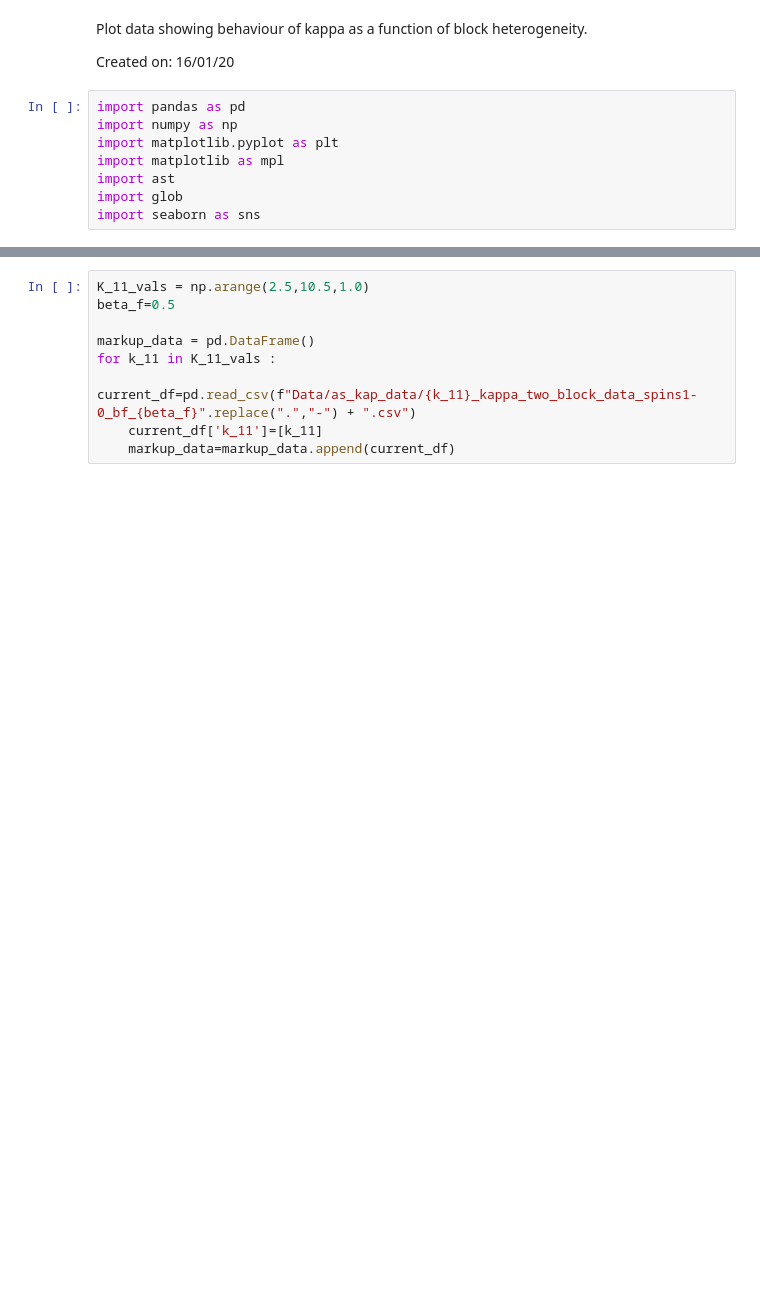
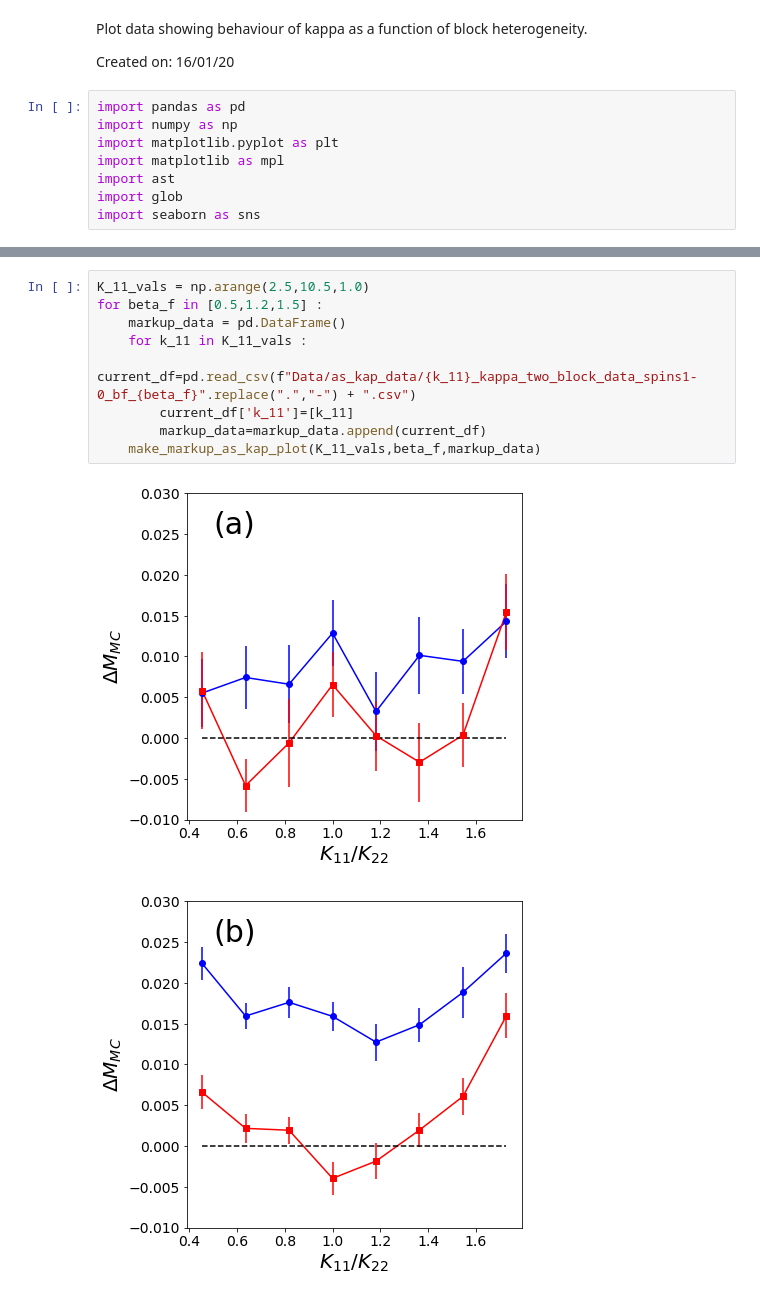
Before and after one commit to MGarrod1/unobserved_spin_influence, a Jupyter notebook: Figure_1_twoblock/markup_as_kappa_plotting.ipynb, the cells around one changed output, grey strips where cells are left out. Cells and saved outputs as stored; diff of their text form; blank space fills up the shorter version.

Commit message:
update plotting code and add to function

```diff
--- a/Figure_1_twoblock/markup_as_kappa_plotting.ipynb
+++ b/Figure_1_twoblock/markup_as_kappa_plotting.ipynb
@@ -13,9 +64,12 @@ import seaborn as sns
 # %%
 K_11_vals = np.arange(2.5,10.5,1.0)
-beta_f=0.5
-
-markup_data = pd.DataFrame()
-for k_11 in K_11_vals :
-    current_df=pd.read_csv(f"Data/as_kap_data/{k_11}_kappa_two_block_data_spins1-0_bf_{beta_f}".replace(".","-") + ".csv")
-    current_df['k_11']=[k_11]
-    markup_data=markup_data.append(current_df)
+for beta_f in [0.5,1.2,1.5] :
+    markup_data = pd.DataFrame()
+    for k_11 in K_11_vals :
+        current_df=pd.read_csv(f"Data/as_kap_data/{k_11}_kappa_two_block_data_spins1-0_bf_{beta_f}".replace(".","-") + ".csv")
+        current_df['k_11']=[k_11]
+        markup_data=markup_data.append(current_df)
+    make_markup_as_kap_plot(K_11_vals,beta_f,markup_data)
+# %% [output]
+[figure, added]
+[figure, added]
```
Also changed, not shown: parts of 5 cells of this notebook.
